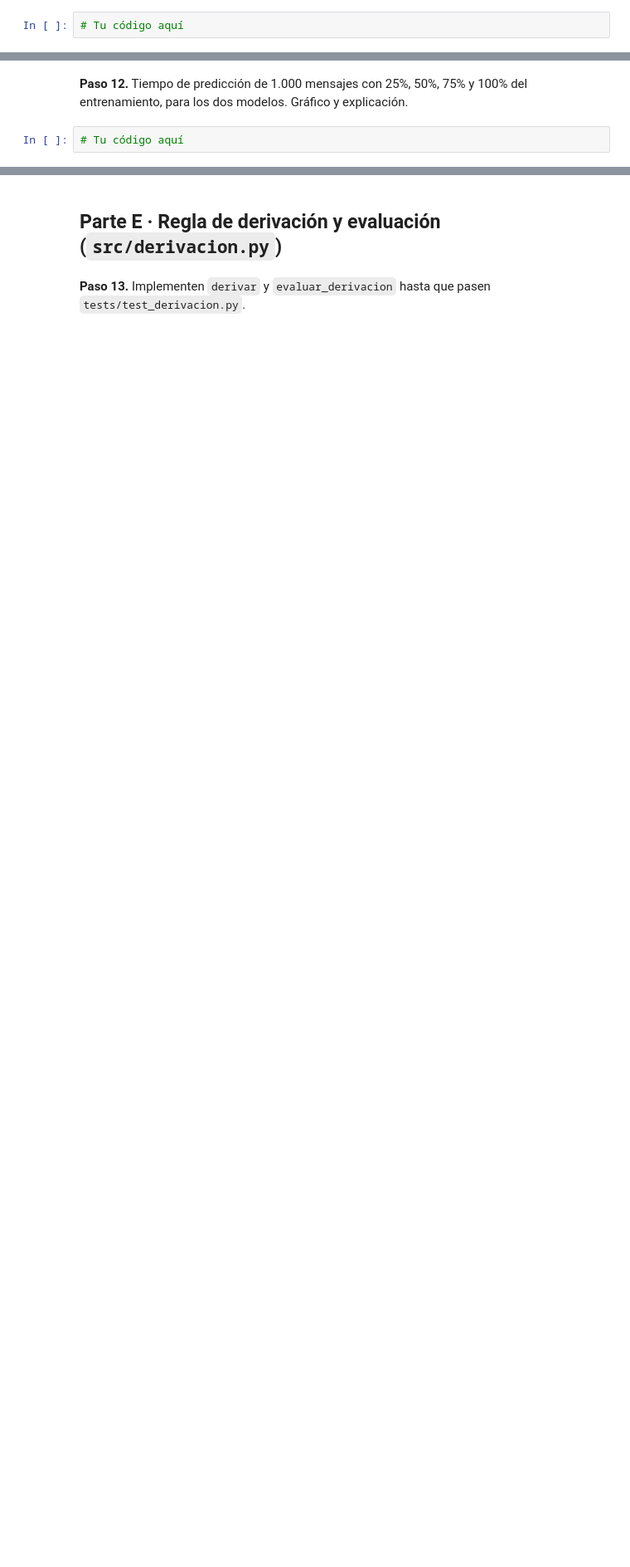
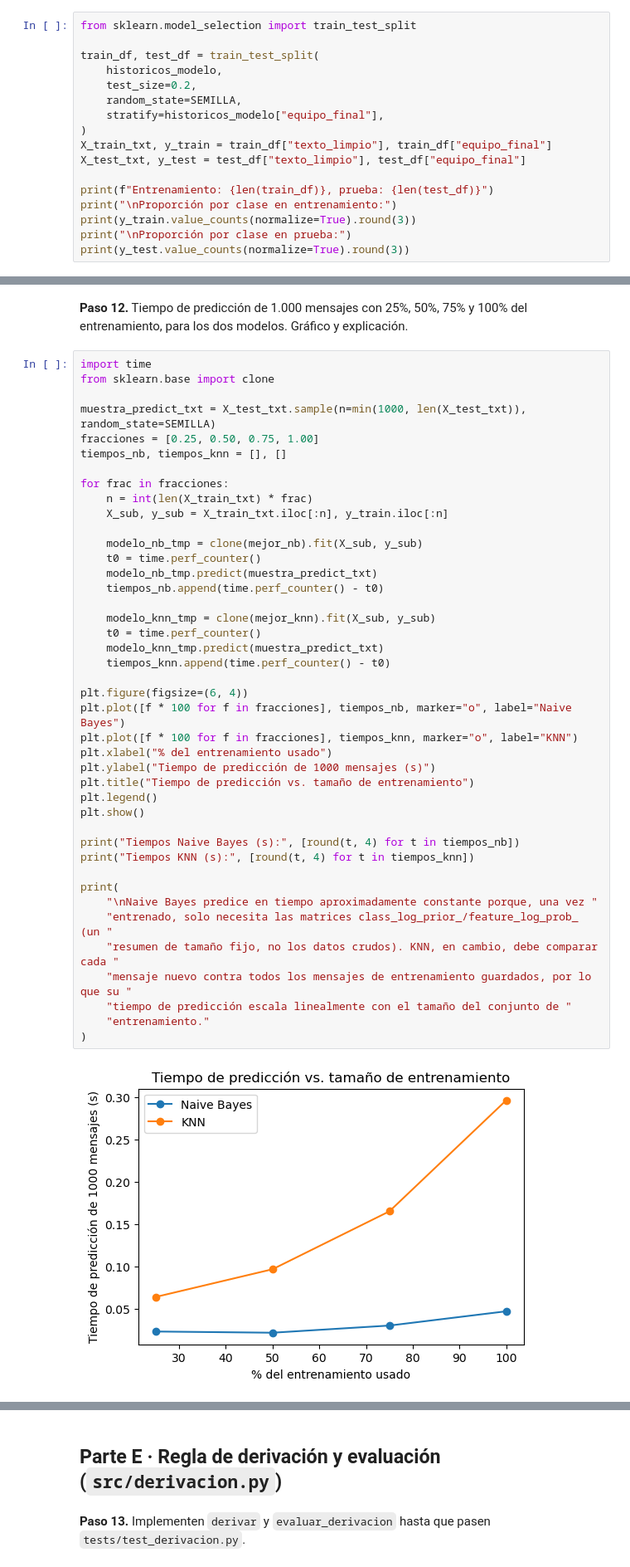
Before and after one commit to luantorv/caso-cauce, a Jupyter notebook: caso1_cauce.ipynb, the cells around one changed output, grey strips where cells are left out. Shown at 83% size. Saved outputs shown, nothing was run; the diff lists cells and outputs as text; blank space fills up the shorter version.

```diff
--- a/caso1_cauce.ipynb
+++ b/caso1_cauce.ipynb
@@ -57,4 +201,19 @@ Ejecuten esta celda cada vez que terminen una función de `src/`.
 # %% [markdown]
 **Paso 7.** División 80/20 estratificada por `equipo_final` con `random_state=42`.
 # %%
-# Tu código aquí
+from sklearn.model_selection import train_test_split
+
+train_df, test_df = train_test_split(
+    historicos_modelo,
+    test_size=0.2,
+    random_state=SEMILLA,
+    stratify=historicos_modelo["equipo_final"],
+)
+X_train_txt, y_train = train_df["texto_limpio"], train_df["equipo_final"]
+X_test_txt, y_test = test_df["texto_limpio"], test_df["equipo_final"]
+
+print(f"Entrenamiento: {len(train_df)}, prueba: {len(test_df)}")
+print("\nProporción por clase en entrenamiento:")
+print(y_train.value_counts(normalize=True).round(3))
+print("\nProporción por clase en prueba:")
+print(y_test.value_counts(normalize=True).round(3))
@@ -79,4 +384,46 @@ Ejecuten esta celda cada vez que terminen una función de `src/`.
 # %% [markdown]
 **Paso 12.** Tiempo de predicción de 1.000 mensajes con 25%, 50%, 75% y 100% del entrenamiento, para los dos modelos. Gráfico y explicación.
 # %%
-# Tu código aquí
+import time
+from sklearn.base import clone
+
+muestra_predict_txt = X_test_txt.sample(n=min(1000, len(X_test_txt)), random_state=SEMILLA)
+fracciones = [0.25, 0.50, 0.75, 1.00]
+tiempos_nb, tiempos_knn = [], []
+
+for frac in fracciones:
+    n = int(len(X_train_txt) * frac)
+    X_sub, y_sub = X_train_txt.iloc[:n], y_train.iloc[:n]
+
+    modelo_nb_tmp = clone(mejor_nb).fit(X_sub, y_sub)
+    t0 = time.perf_counter()
+    modelo_nb_tmp.predict(muestra_predict_txt)
+    tiempos_nb.append(time.perf_counter() - t0)
+
+    modelo_knn_tmp = clone(mejor_knn).fit(X_sub, y_sub)
+    t0 = time.perf_counter()
+    modelo_knn_tmp.predict(muestra_predict_txt)
+    tiempos_knn.append(time.perf_counter() - t0)
+
+plt.figure(figsize=(6, 4))
+plt.plot([f * 100 for f in fracciones], tiempos_nb, marker="o", label="Naive Bayes")
+plt.plot([f * 100 for f in fracciones], tiempos_knn, marker="o", label="KNN")
+plt.xlabel("% del entrenamiento usado")
+plt.ylabel("Tiempo de predicción de 1000 mensajes (s)")
+plt.title("Tiempo de predicción vs. tamaño de entrenamiento")
+plt.legend()
+plt.show()
+
+print("Tiempos Naive Bayes (s):", [round(t, 4) for t in tiempos_nb])
+print("Tiempos KNN (s):", [round(t, 4) for t in tiempos_knn])
+
+print(
+    "\nNaive Bayes predice en tiempo aproximadamente constante porque, una vez "
+    "entrenado, solo necesita las matrices class_log_prior_/feature_log_prob_ (un "
+    "resumen de tamaño fijo, no los datos crudos). KNN, en cambio, debe comparar cada "
+    "mensaje nuevo contra todos los mensajes de entrenamiento guardados, por lo que su "
+    "tiempo de predicción escala linealmente con el tamaño del conjunto de "
+    "entrenamiento."
+)
+# %% [output]
+[figure, added]
```
Also changed, not shown: parts of 27 cells of this notebook, 5 other files.
